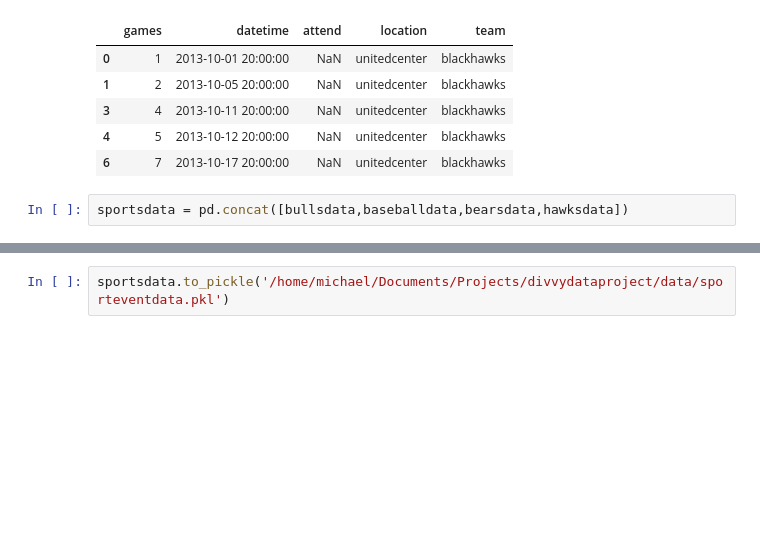
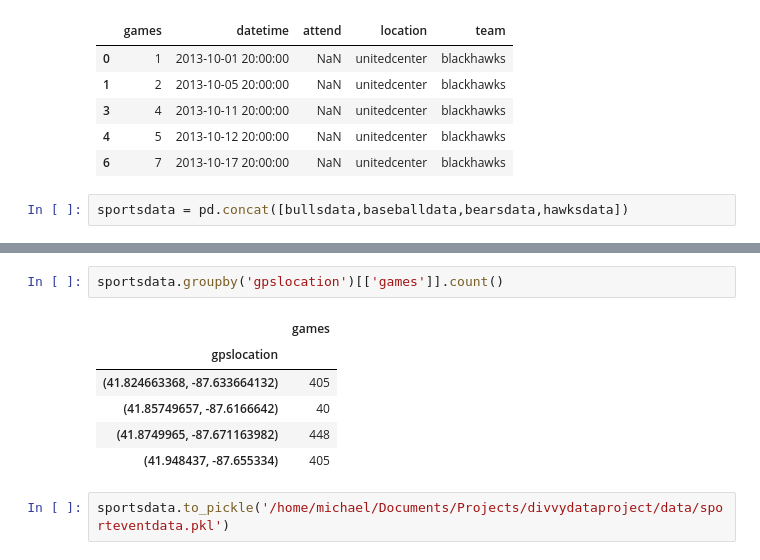
Before and after one commit to mkduchak/divvydataproject, a Jupyter notebook: 0b_scraping_seasons.ipynb, the cells around one changed output, grey strips where cells are left out. Cells and saved outputs as stored; diff of their text form; blank space fills up the shorter version.

```diff
--- a/0b_scraping_seasons.ipynb
+++ b/0b_scraping_seasons.ipynb
@@ -280,2 +287,11 @@ sportsdata.head()
+# %%
+sportsdata.groupby('gpslocation')[['games']].count()
+# %% [output]
+|  | games |
+| gpslocation |  |
+| (41.824663368, -87.633664132) | 405 |
+| (41.85749657, -87.6166642) | 40 |
+| (41.8749965, -87.671163982) | 448 |
+| (41.948437, -87.655334) | 405 |
 # %%
 sportsdata.to_pickle('/home/michael/Documents/Projects/divvydataproject/data/sporteventdata.pkl')
```
Also changed, not shown: parts of 3 cells of this notebook.
